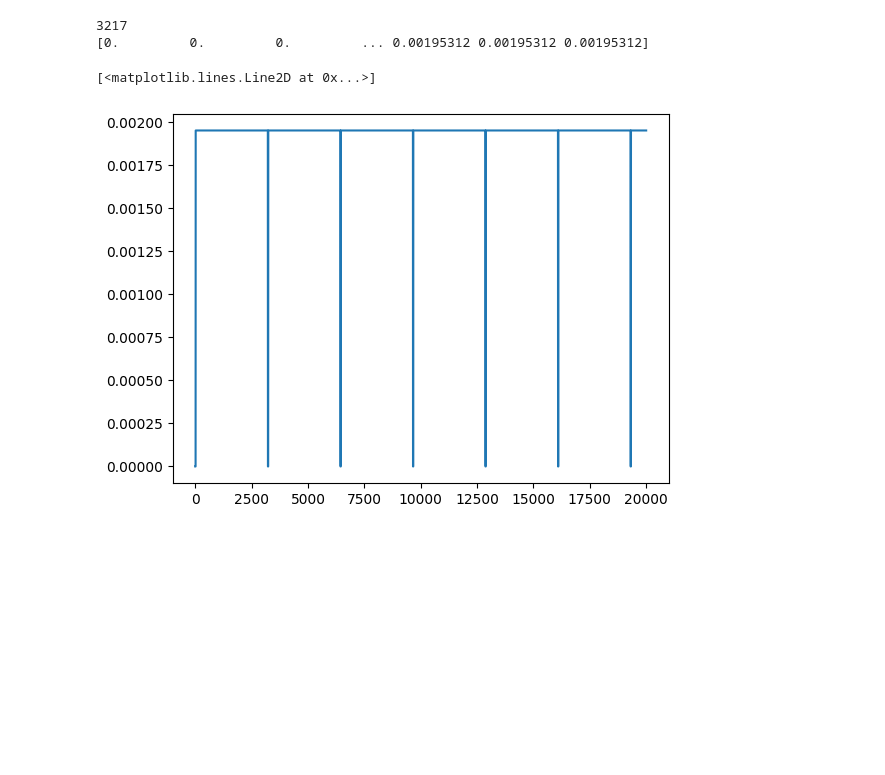
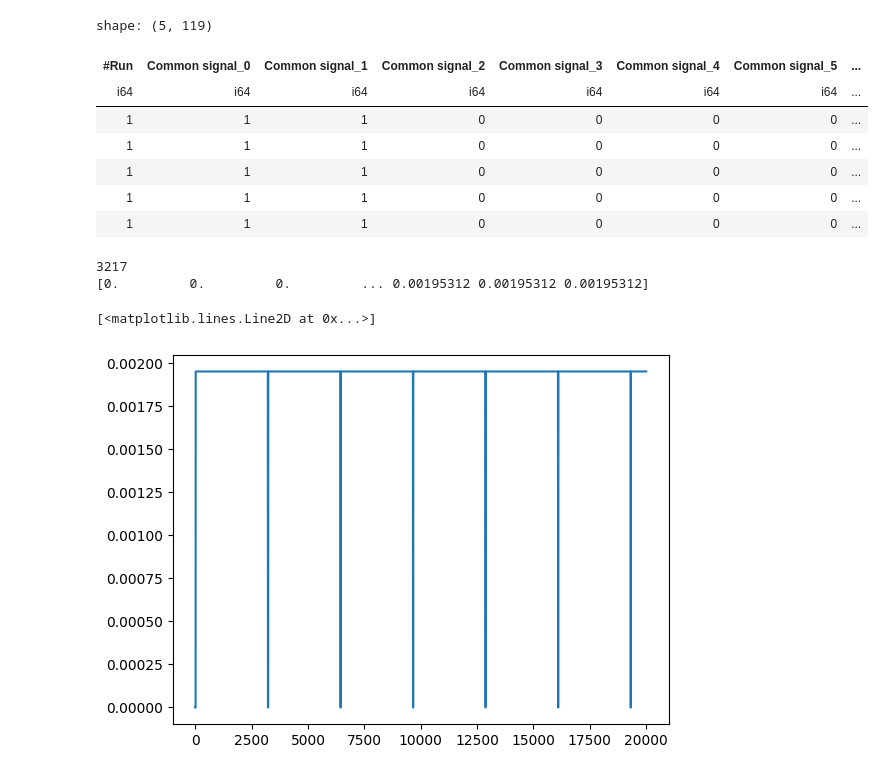
Before and after one commit to abiadf/silofuse_timeseries, a Jupyter notebook: ASM_problem/asm_data_wrangling.ipynb, the cells around one changed output. Saved outputs shown, nothing was run; the diff lists cells and outputs as text; code cells hidden in the pictures; blank space fills up the shorter version.

```diff
--- a/ASM_problem/asm_data_wrangling.ipynb
+++ b/ASM_problem/asm_data_wrangling.ipynb
@@ -45,9 +345,20 @@ log_processor = LogFilesProcessor(COMMON_ID_COLS_MOD, COMMON_ID_COLS)
 # %%
 
 # df = pl.read_csv(f'../ASM_data/2. marathon0/logs/Step1.csv', null_values=["", "NA", "null"], ignore_errors=True, separator=",")
-pdf         = pd.read_csv(f'../ASM_data/2. marathon0/logs/Step1.csv', decimal='.')
+pdf         = pd.read_csv(f'../ASM_data/2. marathon0/logs/Step4.csv', decimal='.')
 pdf_numeric = pdf.select_dtypes(include='number') # removes strings
 df          = pl.from_pandas(pdf_numeric)
+
+df.head()
+# %% [output]
+shape: (5, 119)
+| #Run | Common signal_0 | Common signal_1 | Common signal_2 | Common signal_3 | Common signal_4 | Common signal_5 | ... |
+| i64 | i64 | i64 | i64 | i64 | i64 | i64 | ... |
+| 1 | 1 | 1 | 0 | 0 | 0 | 0 | ... |
+| 1 | 1 | 1 | 0 | 0 | 0 | 0 | ... |
+| 1 | 1 | 1 | 0 | 0 | 0 | 0 | ... |
+| 1 | 1 | 1 | 0 | 0 | 0 | 0 | ... |
+| 1 | 1 | 1 | 0 | 0 | 0 | 0 | ... |
 # %%
 # plot_all_columns_in_df(pdf[pdf.columns[:10]])
 
```
Also changed, not shown: parts of 8 cells of this notebook, 4 other files.
